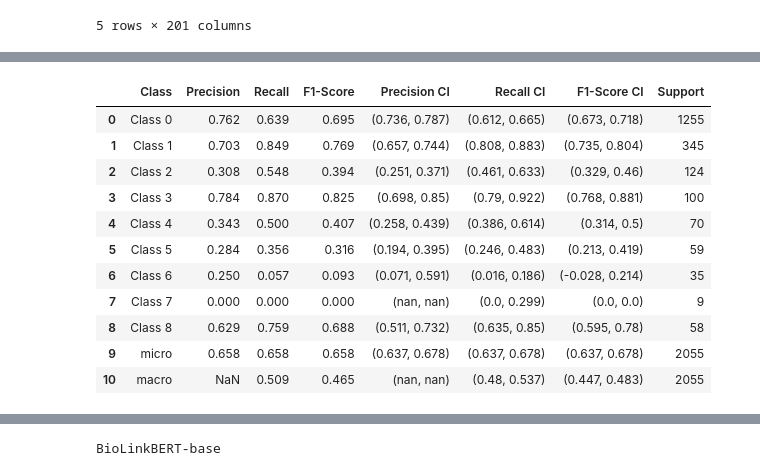
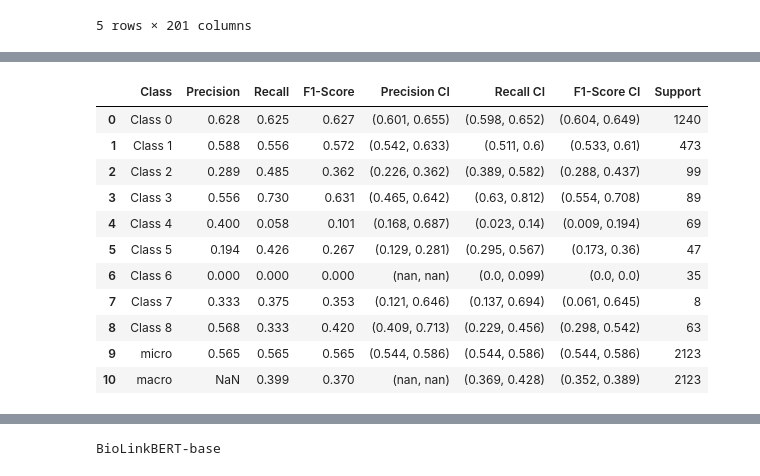
Before and after one commit to Ineichen-Group/NeuroTrialNER, a Jupyter notebook: models/2-CT Models_Evaluation_ARR_Rebuttal_2024-New-CI.ipynb, the cells around one changed output, grey strips where cells are left out. Cells and saved outputs as stored; diff of their text form; code cells hidden in the pictures.

```diff
--- a/models/2-CT Models_Evaluation_ARR_Rebuttal_2024-New-CI.ipynb
+++ b/models/2-CT Models_Evaluation_ARR_Rebuttal_2024-New-CI.ipynb
@@ -289,3 +289,26 @@ combined_df_with_text.head(2)
 | 0 | NCT04045665 | unique_condition: coronary artery... | unique_condition: cabg) surgery|c... | unique_condition: cabg) surgery|c... | unique_condition: coronary artery... | ... |
 | 1 | NCT02311036 | unique_condition: -cerebrovascula... | unique_condition: post-acute care... | unique_condition: post-acute care... | unique_condition: post-acute care... | ... |
 2 rows × 110 columns
+# %%
+biobert_columns = combined_df_with_text.filter(like='biobert-v1.1').columns.tolist()
+col_of_interest = ['nct_id', 'combined_all_target'] + biobert_columns
+df_biobert = combined_df_with_text[col_of_interest]
+# %%
+sampled_dfs = []
+for entity in entities:
+    exact_f1_col = f'{entity}_exact_f1_biobert-v1.1'
+    partial_f1_col = f'{entity}_partial_f1_biobert-v1.1'
+    filtered_df = df_biobert[df_biobert[exact_f1_col] < df_biobert[partial_f1_col]]
+    count_entity_rows = df_biobert[df_biobert['combined_all_target'].str.contains(entity, case=False, na=False)].shape[0]
+
+    print(f"{entity} non-equal exact and partial {len(filtered_df)} out of {count_entity_rows} ({len(filtered_df)/count_entity_rows})")
+
+    if not filtered_df.empty:
+        sampled_df = filtered_df.sample(15, replace=True, random_state=33)  # Using replace=True because the sample size might be larger than the available rows
+        sampled_df['entity_type'] = entity
+        sampled_dfs.append(sampled_df)
+
+if sampled_dfs:
+    result_df = pd.concat(sampled_dfs)
+else:
+    result_df = pd.DataFrame()
@@ -705,12 +776,13 @@ def calculate_average_f1_scores(annotations_df, entities, model, round_to=2):
     all_entity_target_partial = np.concatenate(all_entity_target_partial, axis=0)
     all_entity_predictions_partial = np.concatenate(all_entity_predictions_partial, axis=0)
 
-    #print(f"Array size exact {len(all_entity_target_exact)} and {len(all_entity_predictions_exact)}")
-    #print(f"Array size partial {len(all_entity_target_partial)} and {len(all_entity_predictions_partial)}")
+    print(f"Array size exact {len(all_entity_target_exact)} and {len(all_entity_predictions_exact)}")
+    print(f"Array size partial {len(all_entity_target_partial)} and {len(all_entity_predictions_partial)}")
     #print("Micro sklearn exact", sklearn.metrics.f1_score(all_entity_target_exact,all_entity_predictions_exact, average='micro'))
     #print("Macro sklearn exact", sklearn.metrics.f1_score(all_entity_target_exact,all_entity_predictions_exact, average='macro'))
 
     # Calculate and store F1 scores
+    print("Calculating F1 scores over all entities...")
     exact_f1_micro = f1_score(all_entity_target_exact, all_entity_predictions_exact, average='micro')
     partial_f1_micro = f1_score(all_entity_target_partial, all_entity_predictions_partial, average='micro')
 
@@ -745,7 +817,11 @@ def calculate_average_f1_scores(annotations_df, entities, model, round_to=2):
     partial_matches["macro"]["partial"] = round_tuple(partial_f1_macro,round_to)
     partial_matches["weighted"]["partial"] = round_tuple(partial_f1_weighted,round_to)
 
-    return exact_matches, partial_matches, classification_report_with_ci(all_entity_target_exact,all_entity_predictions_exact), classification_report_with_ci(all_entity_target_partial,all_entity_predictions_partial)
+    print("Calculating classification reports...")
+    cp_exact = classification_report_with_ci(all_entity_target_exact,all_entity_predictions_exact)
+    cp_partial = classification_report_with_ci(all_entity_target_partial,all_entity_predictions_partial)
+
+    return exact_matches, partial_matches, cp_exact, cp_partial
 # %% [markdown]
 ### Map the entity columns to different numerical representations
 # %%
@@ -794,0 +876,3 @@ res_exact, res_partial
+# %%
+res_exact, res_partial, report_exact_aact, report_partial_aact = calculate_average_f1_scores(annotations_df_final_, entities, 'aact', round_to=2)
+res_exact, res_partial
@@ -795,15 +900,15 @@ res_exact, res_partial
 # %%
-report_exact
+report_partial_aact
 # %% [output]
 |  | Class | Precision | Recall | F1-Score | Precision CI | Recall CI | F1-Score CI | Support |
-| 0 | Class 0 | 0.762 | 0.639 | 0.695 | (0.736, 0.787) | (0.612, 0.665) | (0.673, 0.718) | 1255 |
-| 1 | Class 1 | 0.703 | 0.849 | 0.769 | (0.657, 0.744) | (0.808, 0.883) | (0.735, 0.804) | 345 |
-| 2 | Class 2 | 0.308 | 0.548 | 0.394 | (0.251, 0.371) | (0.461, 0.633) | (0.329, 0.46) | 124 |
-| 3 | Class 3 | 0.784 | 0.870 | 0.825 | (0.698, 0.85) | (0.79, 0.922) | (0.768, 0.881) | 100 |
-| 4 | Class 4 | 0.343 | 0.500 | 0.407 | (0.258, 0.439) | (0.386, 0.614) | (0.314, 0.5) | 70 |
-| 5 | Class 5 | 0.284 | 0.356 | 0.316 | (0.194, 0.395) | (0.246, 0.483) | (0.213, 0.419) | 59 |
-| 6 | Class 6 | 0.250 | 0.057 | 0.093 | (0.071, 0.591) | (0.016, 0.186) | (-0.028, 0.214) | 35 |
-| 7 | Class 7 | 0.000 | 0.000 | 0.000 | (nan, nan) | (0.0, 0.299) | (0.0, 0.0) | 9 |
-| 8 | Class 8 | 0.629 | 0.759 | 0.688 | (0.511, 0.732) | (0.635, 0.85) | (0.595, 0.78) | 58 |
-| 9 | micro | 0.658 | 0.658 | 0.658 | (0.637, 0.678) | (0.637, 0.678) | (0.637, 0.678) | 2055 |
-| 10 | macro | NaN | 0.509 | 0.465 | (nan, nan) | (0.48, 0.537) | (0.447, 0.483) | 2055 |
+| 0 | Class 0 | 0.628 | 0.625 | 0.627 | (0.601, 0.655) | (0.598, 0.652) | (0.604, 0.649) | 1240 |
+| 1 | Class 1 | 0.588 | 0.556 | 0.572 | (0.542, 0.633) | (0.511, 0.6) | (0.533, 0.61) | 473 |
+| 2 | Class 2 | 0.289 | 0.485 | 0.362 | (0.226, 0.362) | (0.389, 0.582) | (0.288, 0.437) | 99 |
+| 3 | Class 3 | 0.556 | 0.730 | 0.631 | (0.465, 0.642) | (0.63, 0.812) | (0.554, 0.708) | 89 |
+| 4 | Class 4 | 0.400 | 0.058 | 0.101 | (0.168, 0.687) | (0.023, 0.14) | (0.009, 0.194) | 69 |
+| 5 | Class 5 | 0.194 | 0.426 | 0.267 | (0.129, 0.281) | (0.295, 0.567) | (0.173, 0.36) | 47 |
+| 6 | Class 6 | 0.000 | 0.000 | 0.000 | (nan, nan) | (0.0, 0.099) | (0.0, 0.0) | 35 |
+| 7 | Class 7 | 0.333 | 0.375 | 0.353 | (0.121, 0.646) | (0.137, 0.694) | (0.061, 0.645) | 8 |
+| 8 | Class 8 | 0.568 | 0.333 | 0.420 | (0.409, 0.713) | (0.229, 0.456) | (0.298, 0.542) | 63 |
+| 9 | micro | 0.565 | 0.565 | 0.565 | (0.544, 0.586) | (0.544, 0.586) | (0.544, 0.586) | 2123 |
+| 10 | macro | NaN | 0.399 | 0.370 | (nan, nan) | (0.369, 0.428) | (0.352, 0.389) | 2123 |
```
Also changed, not shown: parts of 27 cells of this notebook, 5 other files.
